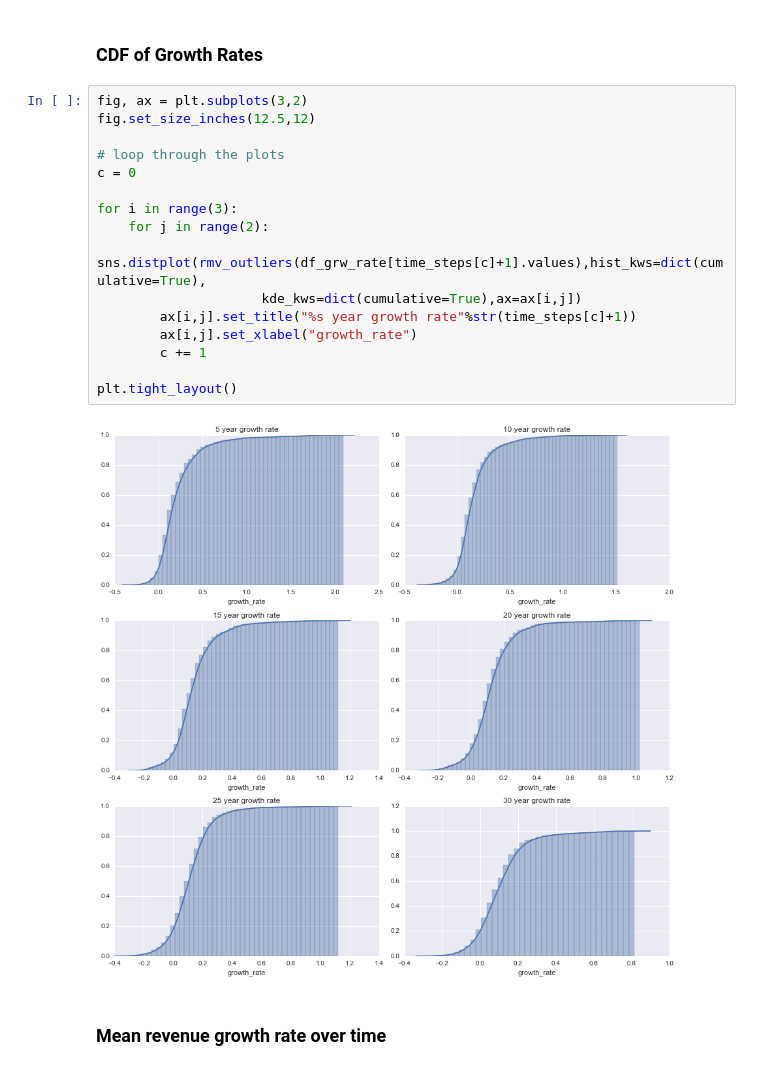
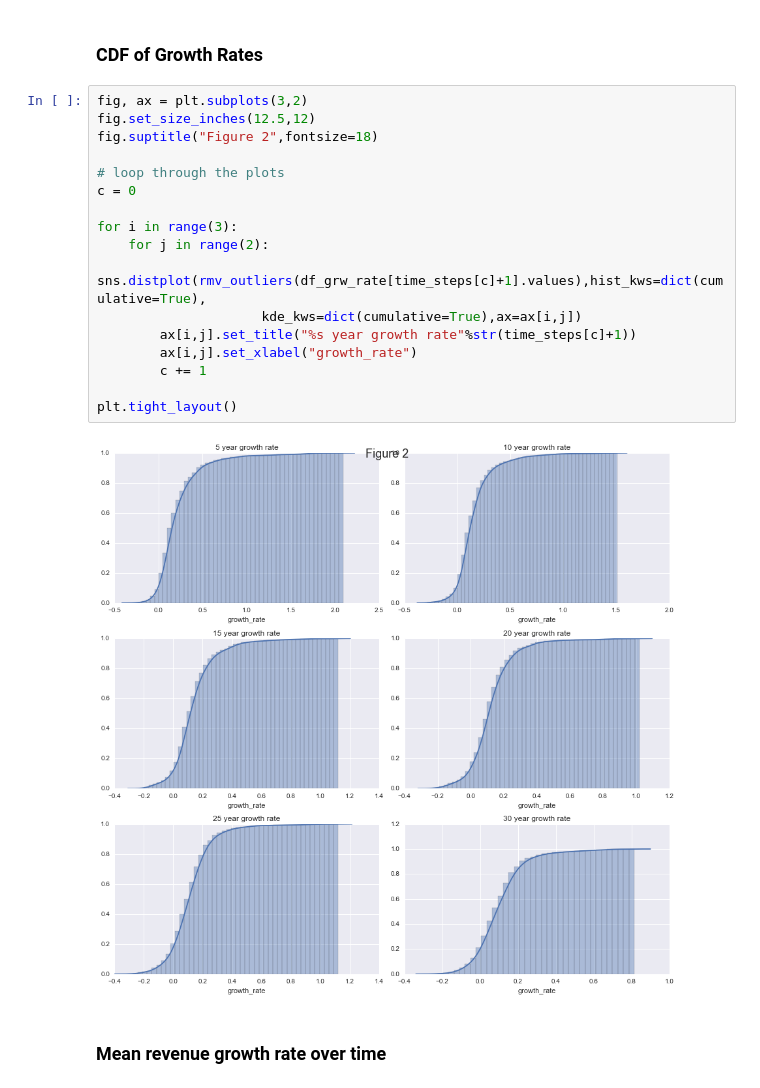
Before and after one commit to qiranli/ml_fa, a Jupyter notebook: valuation/revenue/revenue_modeling.ipynb, the cells around one changed output. Drawn from its saved outputs; the diff is of its cells as text.

```diff
--- a/valuation/revenue/revenue_modeling.ipynb
+++ b/valuation/revenue/revenue_modeling.ipynb
@@ -189,21 +202,22 @@ Revenue growth at any interval is normally distributed. As expected, the mean re
 # %%
 fig, ax = plt.subplots(3,2)
 fig.set_size_inches(12.5,12)
+fig.suptitle("Figure 2",fontsize=18)
 
 # loop through the plots
 c = 0
 
 for i in range(3):
     for j in range(2):
         sns.distplot(rmv_outliers(df_grw_rate[time_steps[c]+1].values),hist_kws=dict(cumulative=True),
                      kde_kws=dict(cumulative=True),ax=ax[i,j])
         ax[i,j].set_title("%s year growth rate"%str(time_steps[c]+1))
         ax[i,j].set_xlabel("growth_rate")
         c += 1
 
 plt.tight_layout()
 # %% [output]
-[figure, old version]
+[figure, new version]
 # %% [markdown]
 ### Mean revenue growth rate over time
 # %% [markdown]
```
Also changed, not shown: parts of 36 cells of this notebook.
